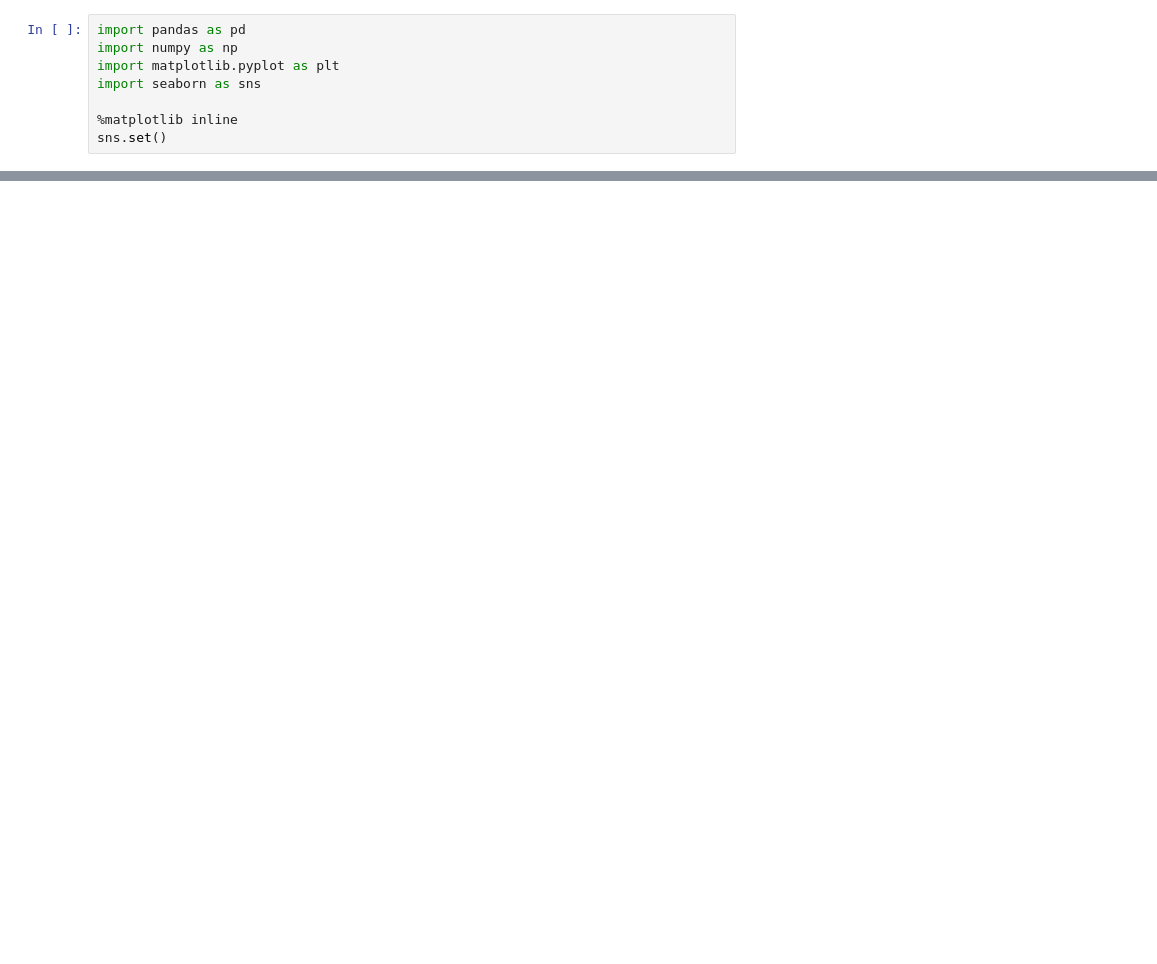
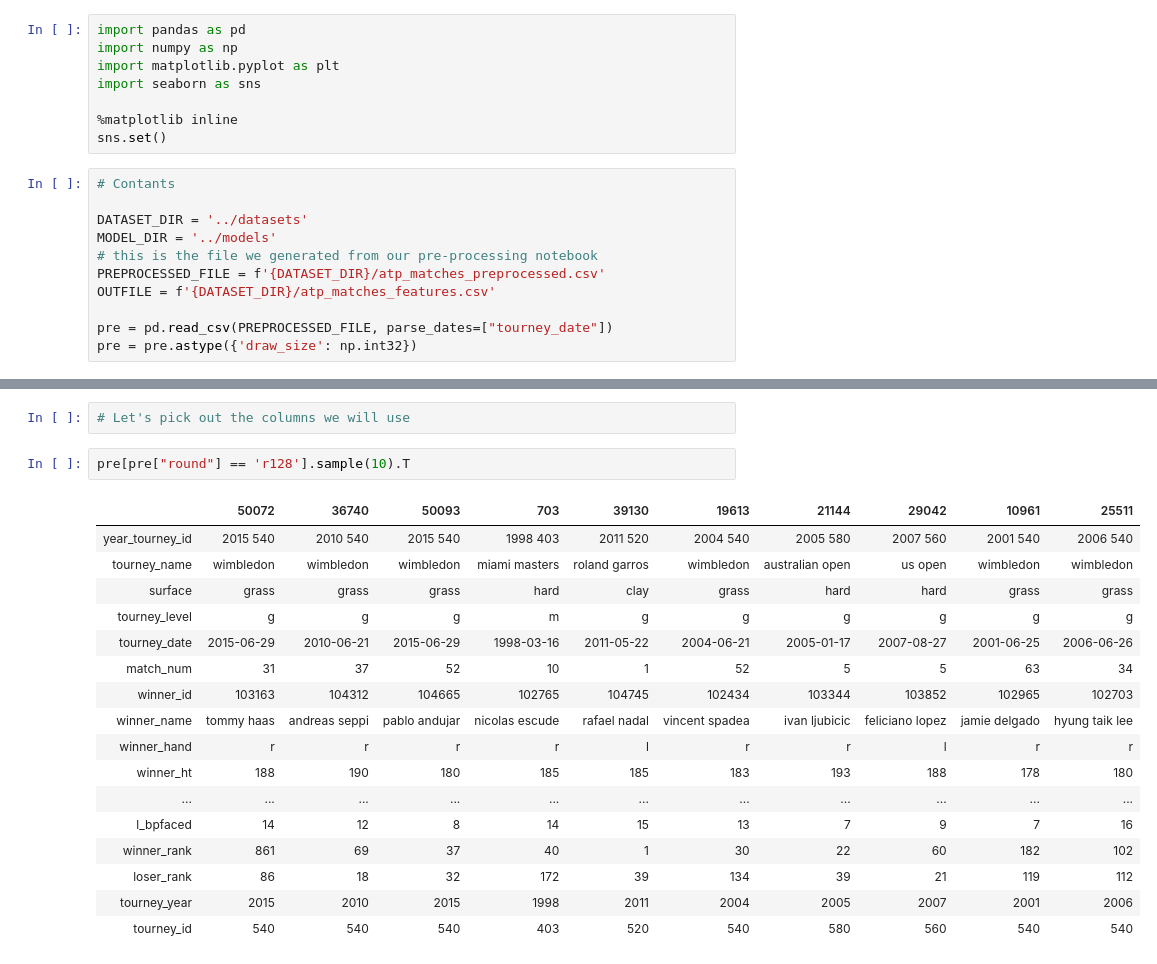
Before and after one commit to sv650s/atp-tennis-predictions, a Jupyter notebook: notebooks/3-atp_basic_feature_engineering.ipynb, the cells around one changed output, grey strips where cells are left out. Saved outputs shown, nothing was run; the diff lists cells and outputs as text; blank space fills up the shorter version.

Commit message:
Mapped most features
TODO: still have to generate labels and drop unused columns

```diff
--- a/notebooks/3-atp_basic_feature_engineering.ipynb
+++ b/notebooks/3-atp_basic_feature_engineering.ipynb
@@ -25,3 +64,14 @@ import seaborn as sns
 
 %matplotlib inline
 sns.set()
+# %%
+# Contants
+
+DATASET_DIR = '../datasets'
+MODEL_DIR = '../models'
+# this is the file we generated from our pre-processing notebook
+PREPROCESSED_FILE = f'{DATASET_DIR}/atp_matches_preprocessed.csv'
+OUTFILE = f'{DATASET_DIR}/atp_matches_features.csv'
+
+pre = pd.read_csv(PREPROCESSED_FILE, parse_dates=["tourney_date"])
+pre = pre.astype({'draw_size': np.int32})
@@ -27,0 +432,22 @@ sns.set()
+# %%
+# Let's pick out the columns we will use
+# %%
+pre[pre["round"] == 'r128'].sample(10).T
+# %% [output]
+|  | 50072 | 36740 | 50093 | 703 | 39130 | 19613 | 21144 | 29042 | 10961 | 25511 |
+| year_tourney_id | 2015 540 | 2010 540 | 2015 540 | 1998 403 | 2011 520 | 2004 540 | 2005 580 | 2007 560 | 2001 540 | 2006 540 |
+| tourney_name | wimbledon | wimbledon | wimbledon | miami masters | roland garros | wimbledon | australian open | us open | wimbledon | wimbledon |
+| surface | grass | grass | grass | hard | clay | grass | hard | hard | grass | grass |
+| tourney_level | g | g | g | m | g | g | g | g | g | g |
+| tourney_date | 2015-06-29 | 2010-06-21 | 2015-06-29 | 1998-03-16 | 2011-05-22 | 2004-06-21 | 2005-01-17 | 2007-08-27 | 2001-06-25 | 2006-06-26 |
+| match_num | 31 | 37 | 52 | 10 | 1 | 52 | 5 | 5 | 63 | 34 |
+| winner_id | 103163 | 104312 | 104665 | 102765 | 104745 | 102434 | 103344 | 103852 | 102965 | 102703 |
+| winner_name | tommy haas | andreas seppi | pablo andujar | nicolas escude | rafael nadal | vincent spadea | ivan ljubicic | feliciano lopez | jamie delgado | hyung taik lee |
+| winner_hand | r | r | r | r | l | r | r | l | r | r |
+| winner_ht | 188 | 190 | 180 | 185 | 185 | 183 | 193 | 188 | 178 | 180 |
+| ... | ... | ... | ... | ... | ... | ... | ... | ... | ... | ... |
+| l_bpfaced | 14 | 12 | 8 | 14 | 15 | 13 | 7 | 9 | 7 | 16 |
+| winner_rank | 861 | 69 | 37 | 40 | 1 | 30 | 22 | 60 | 182 | 102 |
+| loser_rank | 86 | 18 | 32 | 172 | 39 | 134 | 39 | 21 | 119 | 112 |
+| tourney_year | 2015 | 2010 | 2015 | 1998 | 2011 | 2004 | 2005 | 2007 | 2001 | 2006 |
+| tourney_id | 540 | 540 | 540 | 403 | 520 | 540 | 580 | 560 | 540 | 540 |
```
Also changed, not shown: parts of 27 cells of this notebook, 8 other files.
